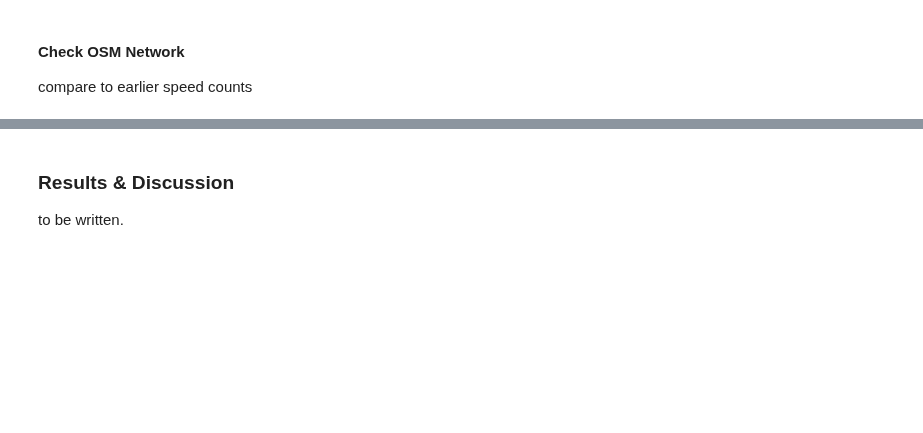
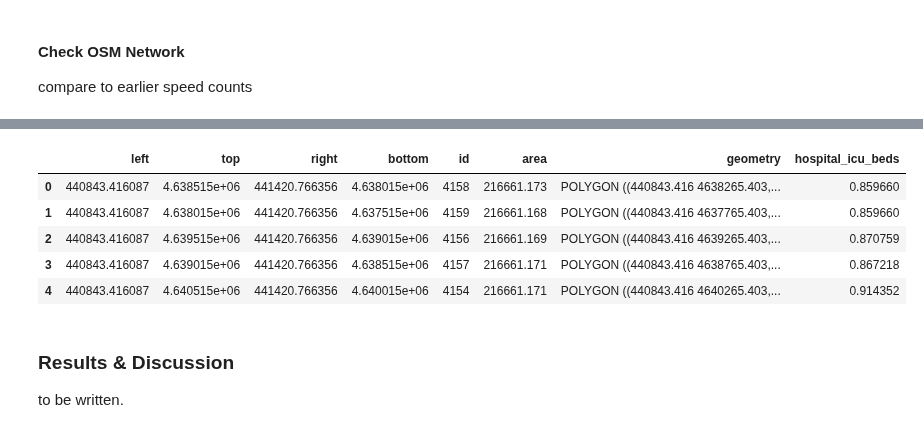
Before and after one commit to whprocter/RPr-Kang-2020, a Jupyter notebook: procedure/code/COVID-19Acc.ipynb, the cells around one changed output, grey strips where cells are left out. Cells and saved outputs as stored; diff of their text form; code cells hidden in the pictures; blank space fills up the shorter version.

```diff
--- a/procedure/code/COVID-19Acc.ipynb
+++ b/procedure/code/COVID-19Acc.ipynb
@@ -162,21 +211,22 @@ def network_setting(network):
                 # add in try/except blocks to catch maxspeed formats that don't fit Kang et al's cases
                 try:
                     if len(data['maxspeed'].split(','))==2:
-                        data['maxspeed']=float(data['maxspeed'].split(',')[0])
+                        data['maxspeed_fix']=float(data['maxspeed'].split(',')[0])
                     elif data['maxspeed']=='signals':
-                        data['maxspeed']=35.0 # drive speed setting as 35 miles
+                        data['maxspeed_fix']=30.0 # drive speed setting as 35 miles
                     else:
-                        data['maxspeed']=float(data['maxspeed'].split()[0])
+                        data['maxspeed_fix']=float(data['maxspeed'].split()[0])
+                        print("Warning: the value of", data['maxspeed'], "is being converted to", data['maxspeed_fix'])
                 except:
-                    data['maxspeed']= 35.0 #miles
+                    data['maxspeed_fix']= 30.0 #miles
             else:
                 try:
-                    data['maxspeed']=float(data['maxspeed'][0].split()[0])
+                    data['maxspeed_fix']=float(data['maxspeed'][0].split()[0])
                 except:
-                    data['maxspeed']= 35.0 #miles
+                    data['maxspeed_fix']= 30.0 #miles
         else:
-            data['maxspeed']= 35.0 #miles
-        data['maxspeed_meters'] = data['maxspeed']*26.8223 # convert mile to meter
+            data['maxspeed_fix']= 30.0 #miles
+        data['maxspeed_meters'] = data['maxspeed_fix']*26.8223 # convert mile to meter
         data['time'] = float(data['length'])/ data['maxspeed_meters']
     print("Removed {} nodes ({:2.4f}%) from the OSMNX network".format(_nodes_removed, _nodes_removed/float(network.number_of_nodes())))
     print("Number of nodes: {}".format(network.number_of_nodes()))
@@ -579,7 +588,7 @@ display(processor_dropdown,place_dropdown,population_dropdown,resource_dropdown)
 # %%
 %%time
 # G, hospitals, grid_file, pop_data = file_import (population_dropdown.value, place_dropdown.value)
-G = network_setting_improved (G)
+G = network_setting(G)
 # Create point geometries for the entire graph (ESSENTIAL FOR CALCULATING CATCHMENT AREAS W DIJKSTRA METHOD)
 for node, data in G.nodes(data=True):
     data['geometry']=Point(data['x'], data['y'])
@@ -616,3 +854,3 @@ result=overlapping_function (grid_file, catchments, resource_dropdown.value, wei
 # %%
 %%time
-result_covid = normalization (result, resource_dropdown.value)
+result = normalization (result, resource_dropdown.value)
@@ -619,5 +860,12 @@ result_covid = normalization (result, resource_dropdown.value)
 # %%
-result_covid.head()
+result.head()
+# %% [output]
+|  | left | top | right | bottom | id | area | geometry | hospital_icu_beds |
+| 0 | 440843.416087 | 4.638515e+06 | 441420.766356 | 4.638015e+06 | 4158 | 216661.173 | POLYGON ((440843.416 4638265.403,... | 0.859660 |
+| 1 | 440843.416087 | 4.638015e+06 | 441420.766356 | 4.637515e+06 | 4159 | 216661.168 | POLYGON ((440843.416 4637765.403,... | 0.859660 |
+| 2 | 440843.416087 | 4.639515e+06 | 441420.766356 | 4.639015e+06 | 4156 | 216661.169 | POLYGON ((440843.416 4639265.403,... | 0.870759 |
+| 3 | 440843.416087 | 4.639015e+06 | 441420.766356 | 4.638515e+06 | 4157 | 216661.171 | POLYGON ((440843.416 4638765.403,... | 0.867218 |
+| 4 | 440843.416087 | 4.640515e+06 | 441420.766356 | 4.640015e+06 | 4154 | 216661.171 | POLYGON ((440843.416 4640265.403,... | 0.914352 |
 # %% [markdown]
 ### Results & Discussion
 
```
Also changed, not shown: parts of 21 cells of this notebook.
